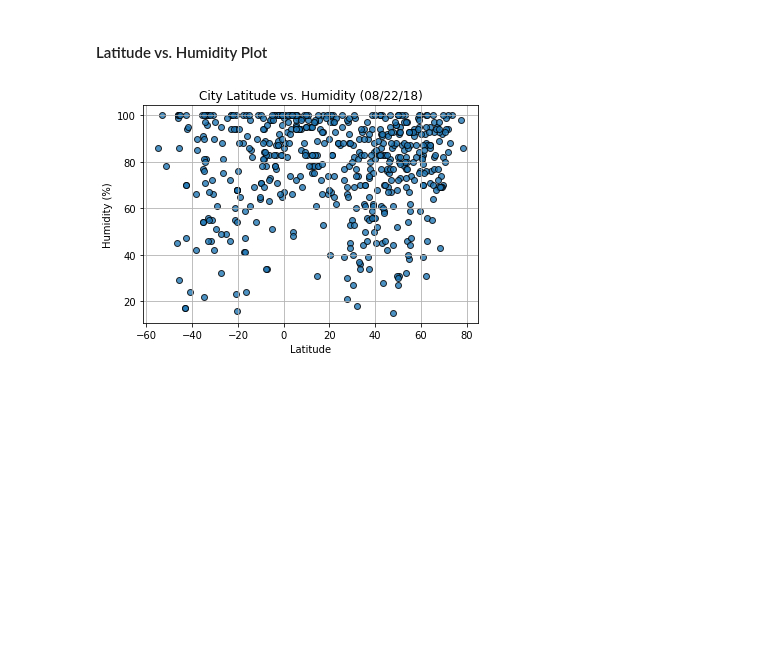
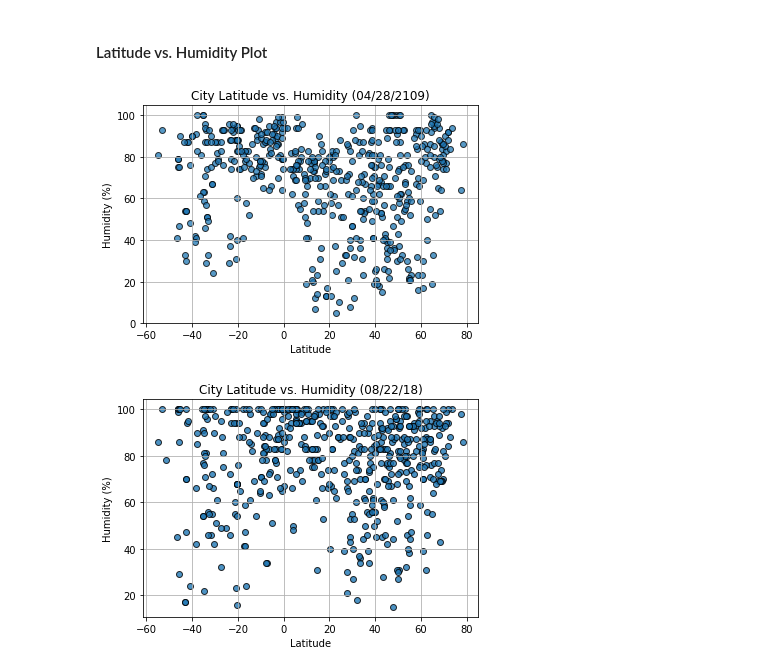
Before and after one commit to DouglasMatheny/Python-APIs, a Jupyter notebook: WeatherPy.ipynb, the cells around one changed output. Saved outputs shown, nothing was run; the diff lists cells and outputs as text; code cells hidden in the pictures; blank space fills up the shorter version.

```diff
--- a/WeatherPy.ipynb
+++ b/WeatherPy.ipynb
@@ -190,6 +232,16 @@ dtype: int64
 [figure]
 # %% [markdown]
 #### Latitude vs. Humidity Plot
+# %%
+fig, ax = plt.subplots()
+plt.grid()
+plt.scatter(x=city_df['Lat'], y=city_df['Humidity'], edgecolors="black", alpha=0.75)
+plt.title('City Latitude vs. Humidity (04/28/2109)')
+ax.set_xlabel("Latitude")
+ax.set_ylabel("Humidity (%)")
+plt.show()
+# %% [output]
+[figure, added]
 # %%
 # %% [output]
 [figure]
```
Also changed, not shown: parts of 6 cells of this notebook.
